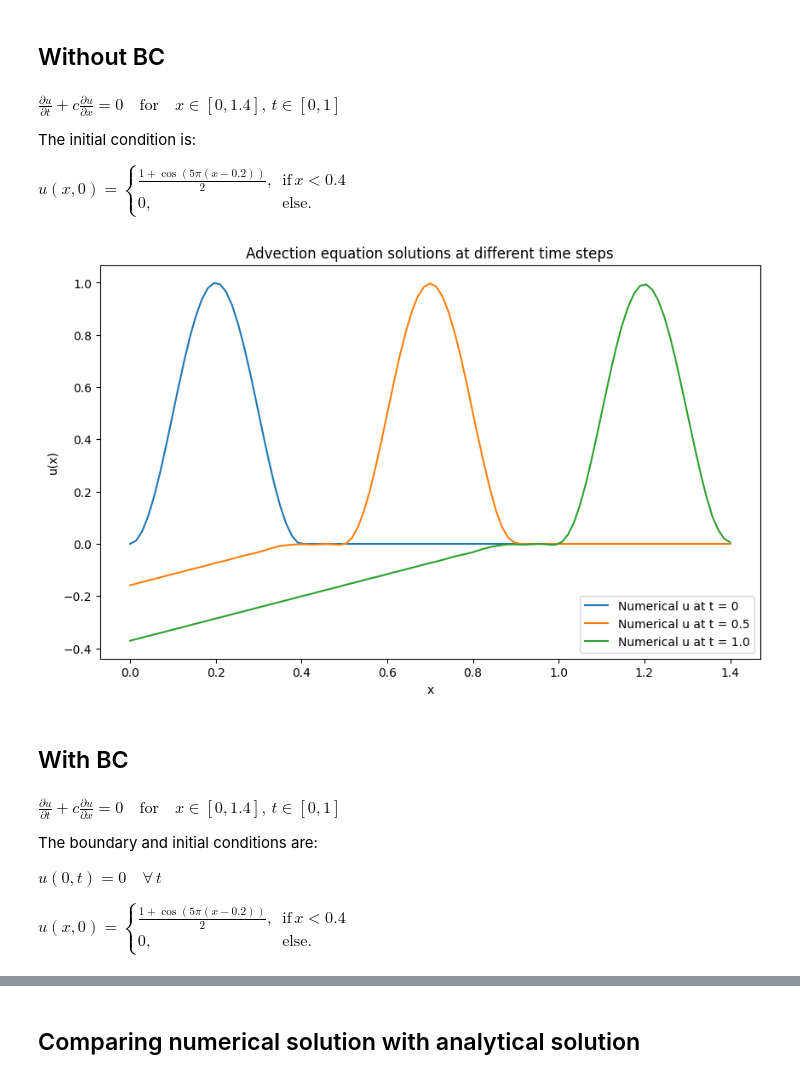
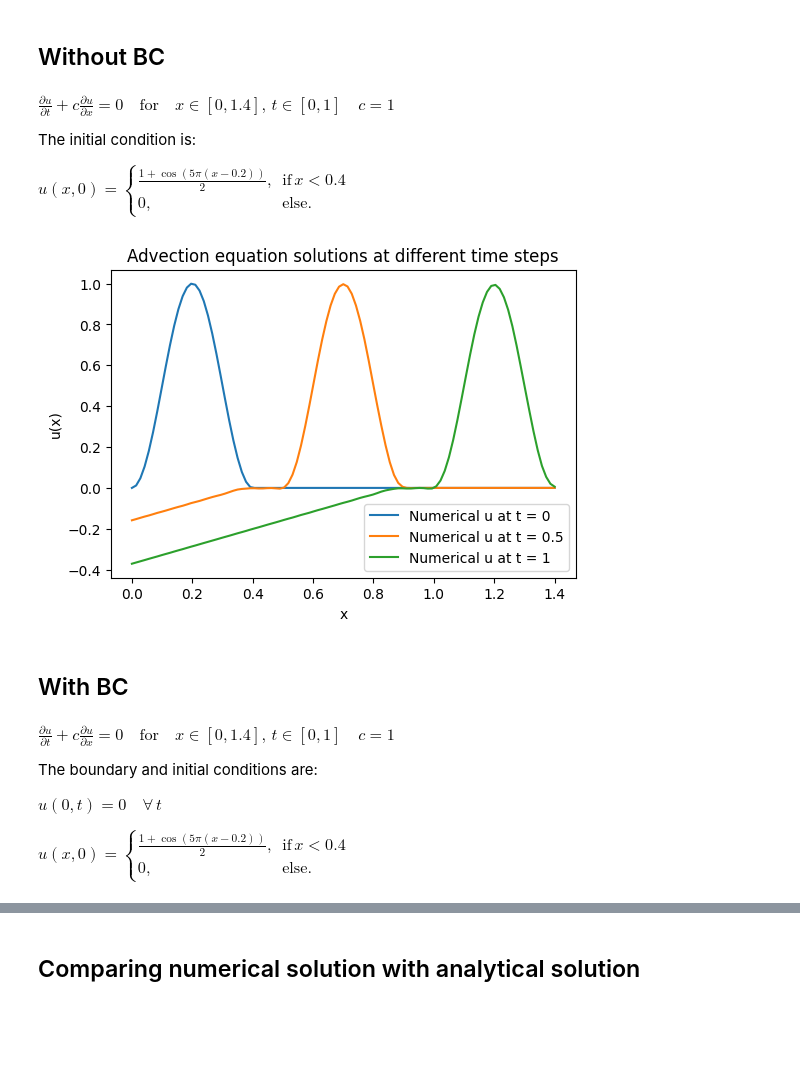
Before and after one commit to partha-sakha-paul/FEniCS_Landlab, a Jupyter notebook: Pure_Advection_1D_by_FEniCS_with_error_conv.ipynb, the cells around one changed output, grey strips where cells are left out. Cells and saved outputs as stored; diff of their text form; code cells hidden in the pictures; blank space fills up the shorter version.

```diff
--- a/Pure_Advection_1D_by_FEniCS_with_error_conv.ipynb
+++ b/Pure_Advection_1D_by_FEniCS_with_error_conv.ipynb
@@ -12,6 +12,7 @@ dt/1 = dx/1 = du/0  , u=c; x-t=c1
 import numpy as np
 from mpi4py import MPI
 from dolfinx import mesh, fem
+import ufl
 from ufl import TrialFunction, TestFunction, inner, grad, dx
 from dolfinx.fem.petsc import LinearProblem
 import matplotlib.pyplot as plt
@@ -33,7 +34,7 @@ u_n = fem.Function(V)
 u_n.interpolate(lambda x: np.sin(2 * np.pi * x[0]))
 
 # Step 4: Define trial and test functions
-u = TrialFunction(V)
+u = ufl.TrialFunction(V)
 v = TestFunction(V)
 
 # Step 5: Weak form for the advection equation using a backward Euler method
@@ -54,7 +55,7 @@ u_new = fem.Function(V)  # Solution at the new time step
 problem = LinearProblem(a, L)
 
 # Store solutions for desired time steps
-times_to_store = [0,0.5,1]
+times_to_store = [0,0.5,1.0]
 stored_solutions = {}
 
 for n in range(num_steps+1):
@@ -75,7 +76,7 @@ for n in range(num_steps+1):
 mesh_points = V.tabulate_dof_coordinates()[:, 0]
 
 # Plot numerical and analytical solutions at different time steps
-plt.figure(figsize=(10, 6))
+plt.figure(figsize=(6, 4))
 
 for time in times_to_store:
     # Analytical solution at this time step
@@ -375,7 +375,7 @@ h: 3.33e-02, L2 Error: 2.88e-02
 # %% [markdown]
 ## Without BC
 # %% [markdown]
-$ \frac{\partial u}{\partial t} + c \frac{\partial u}{\partial x} = 0 \quad \text{for} \quad x \in [0, 1.4], \, t \in [0, 1]$
+$ \frac{\partial u}{\partial t} + c \frac{\partial u}{\partial x} = 0 \quad \text{for} \quad x \in [0, 1.4], \, t \in [0, 1] \quad c=1$
 
 The initial condition is:
 
@@ -428,42 +428,42 @@ u_new = fem.Function(V)  # Solution at the new time step
 problem = LinearProblem(a, L)
 
 # Step 7: Time-stepping loop
-times_to_store = [0, 0.5, 1.0]  # Times to store solutions
+times_to_store = [0,0.5,1]  # Times to store solutions
 stored_solutions = {}
 
 for n in range(num_steps + 1):
     # Solve the linear system for u at the new time step
     u_new = problem.solve()
 
     # Update the solution for the next time step
     u_n.x.array[:] = u_new.x.array[:]
 
     # Store solution at specific times
     current_time = n * dt
     if np.isclose(current_time, 0.0) or np.isclose(current_time, 0.5) or np.isclose(current_time, 1.0):
         stored_solutions[current_time] = u_n.x.array.copy()
 
 # Step 8: Plot numerical solutions at different time steps
 mesh_points = V.tabulate_dof_coordinates()[:, 0]
 
-plt.figure(figsize=(10, 6))
+plt.figure(figsize=(6, 4))
 for time in times_to_store:
     # FEniCS solution stored at this time step
     u_fenics = stored_solutions[time]
     plt.plot(mesh_points, u_fenics, label=f"Numerical u at t = {time}")
 
 # Final plot configurations
 plt.legend()
 plt.xlabel("x")
 plt.ylabel("u(x)")
 plt.title(f"Advection equation solutions at different time steps")
 plt.show()
 # %% [output]
-[figure, old version]
+[figure, new version]
 # %% [markdown]
 ## With BC
 # %% [markdown]
-$ \frac{\partial u}{\partial t} + c \frac{\partial u}{\partial x} = 0 \quad \text{for} \quad x \in [0, 1.4], \, t \in [0, 1]$
+$ \frac{\partial u}{\partial t} + c \frac{\partial u}{\partial x} = 0 \quad \text{for} \quad x \in [0, 1.4], \, t \in [0, 1] \quad c=1$
 
 The boundary and initial conditions are:
 
```
Also changed, not shown: parts of 8 cells of this notebook.
